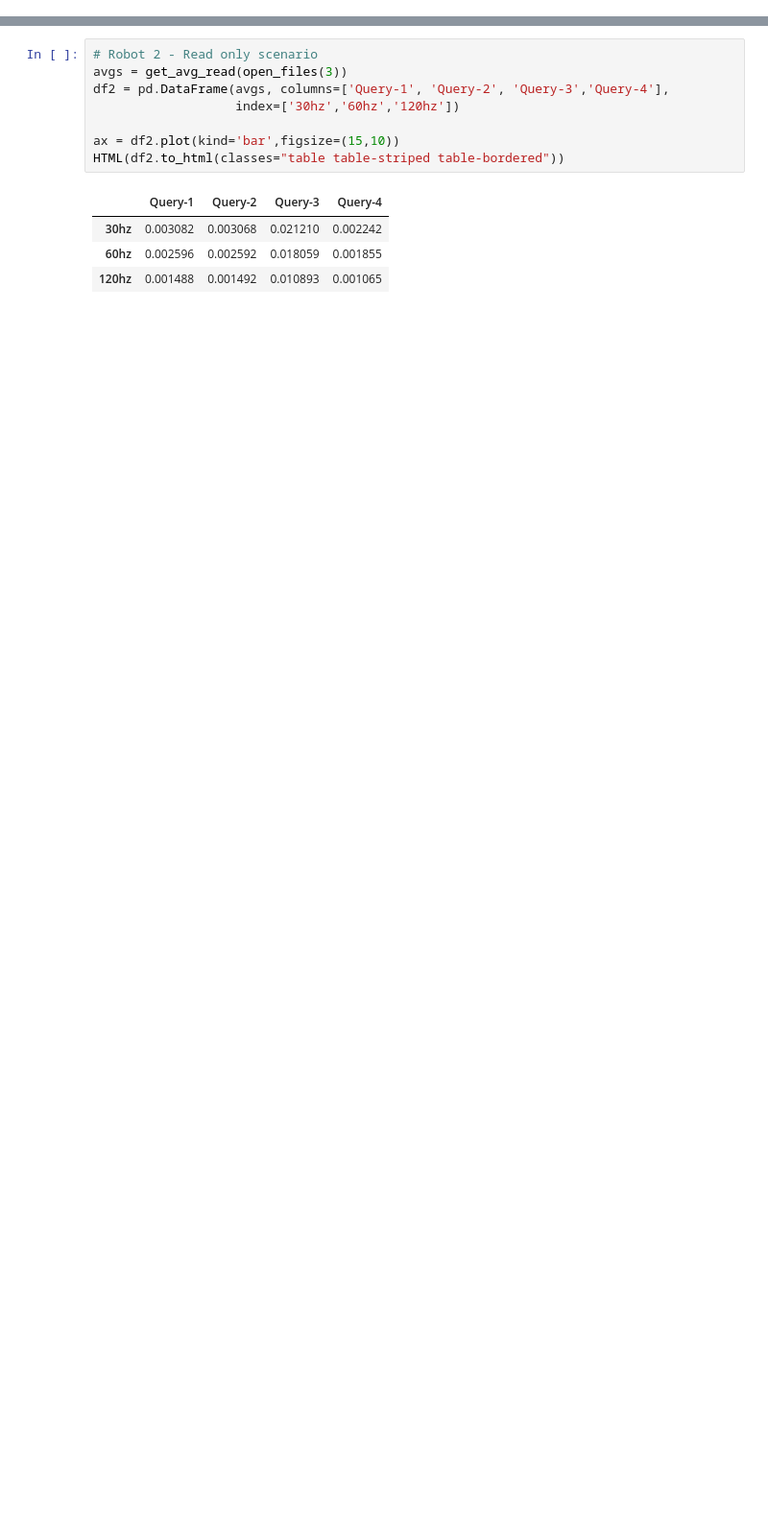
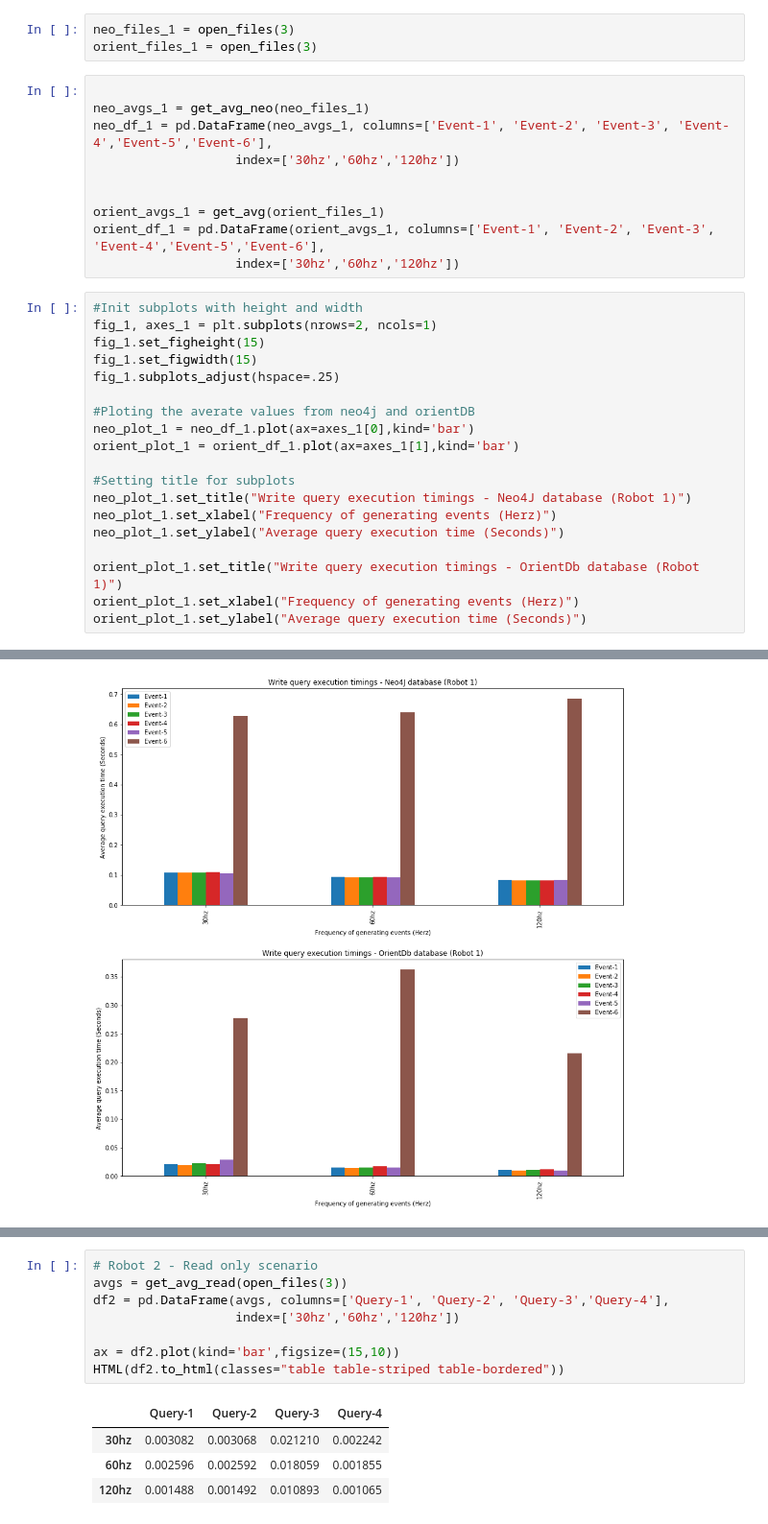
Before and after one commit to rubanraj54/research-and-developement, a Jupyter notebook: log_parser.ipynb, the cells around one changed output, grey strips where cells are left out. Shown: that part at 96% size. Saved outputs shown, nothing was run; the diff lists cells and outputs as text; blank space fills up the shorter version.

Commit message:
added functions to parse read, write and replica test logs
included Tkinter lib to get log file names
used pandas to show plot and results in table format

```diff
--- a/log_parser.ipynb
+++ b/log_parser.ipynb
@@ -76,0 +139,33 @@ def open_files(n):
+# %%
+neo_files_1 = open_files(3)
+orient_files_1 = open_files(3)
+# %%
+
+neo_avgs_1 = get_avg_neo(neo_files_1)
+neo_df_1 = pd.DataFrame(neo_avgs_1, columns=['Event-1', 'Event-2', 'Event-3', 'Event-4','Event-5','Event-6'],
+                   index=['30hz','60hz','120hz'])
+
+
+orient_avgs_1 = get_avg(orient_files_1)
+orient_df_1 = pd.DataFrame(orient_avgs_1, columns=['Event-1', 'Event-2', 'Event-3', 'Event-4','Event-5','Event-6'],
+                   index=['30hz','60hz','120hz'])
+# %%
+#Init subplots with height and width
+fig_1, axes_1 = plt.subplots(nrows=2, ncols=1)
+fig_1.set_figheight(15)
+fig_1.set_figwidth(15)
+fig_1.subplots_adjust(hspace=.25)
+
+#Ploting the averate values from neo4j and orientDB
+neo_plot_1 = neo_df_1.plot(ax=axes_1[0],kind='bar')
+orient_plot_1 = orient_df_1.plot(ax=axes_1[1],kind='bar')
+
+#Setting title for subplots
+neo_plot_1.set_title("Write query execution timings - Neo4J database (Robot 1)")
+neo_plot_1.set_xlabel("Frequency of generating events (Herz)")
+neo_plot_1.set_ylabel("Average query execution time (Seconds)")
+
+orient_plot_1.set_title("Write query execution timings - OrientDb database (Robot 1)")
+orient_plot_1.set_xlabel("Frequency of generating events (Herz)")
+orient_plot_1.set_ylabel("Average query execution time (Seconds)")
+# %% [output]
@@ -76,0 +173 @@ def open_files(n):
+[figure, added]
```
Also changed, not shown: parts of 22 cells of this notebook, 6 other files.
